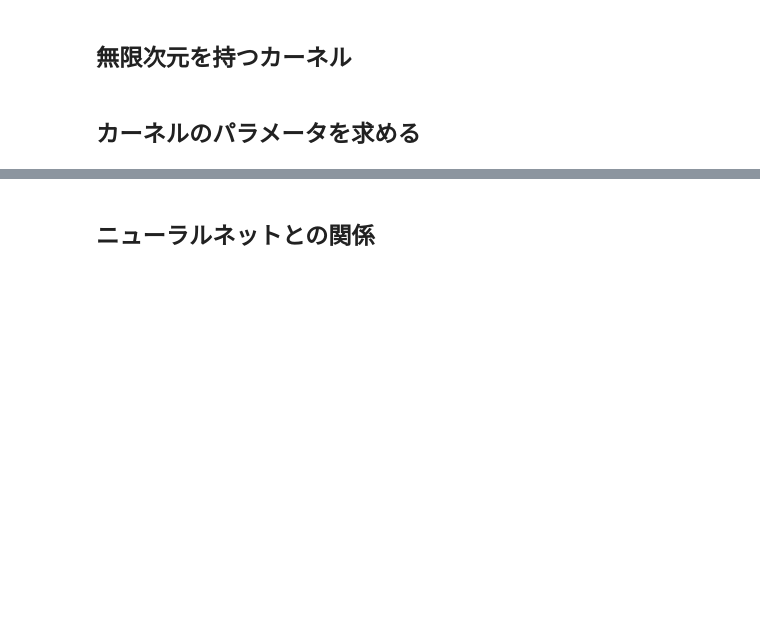
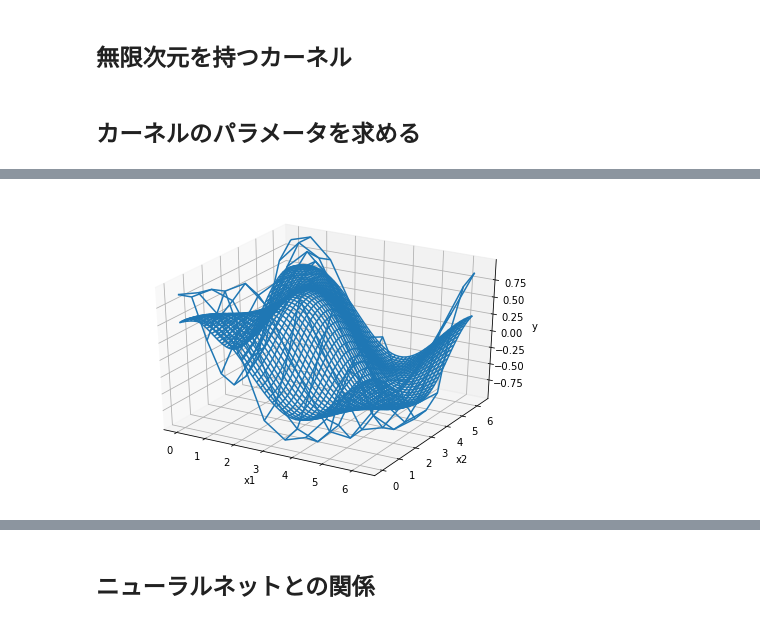
Before and after one commit to uema/gp-scratch, a Jupyter notebook: derivation.ipynb, the cells around one changed output, grey strips where cells are left out. Saved outputs shown, nothing was run; the diff lists cells and outputs as text; code cells hidden in the pictures; blank space fills up the shorter version.

```diff
--- a/derivation.ipynb
+++ b/derivation.ipynb
@@ -558,0 +597,3 @@ def train(X, Xh, y, sg=1, a=1, b=1, lr=0.01, epoch=50):
+# %%
+# ハイパーパラメータの学習つき
+E, V = train(X, Xh, y, epoch = 20)
@@ -558,0 +621,12 @@ def train(X, Xh, y, sg=1, a=1, b=1, lr=0.01, epoch=50):
+# %%
+fig = plt.figure()
+ax = Axes3D(fig)
+ax.plot_wireframe(xh1, xh2, E.reshape(xh1.shape))
+ax.plot_wireframe(x1, x2, y.reshape(x1.shape))
+
+ax.set_xlabel("x1")
+ax.set_ylabel("x2")
+ax.set_zlabel("y")
+plt.show()
+# %% [output]
+[figure, added]
```
Also changed, not shown: parts of 21 cells of this notebook.
